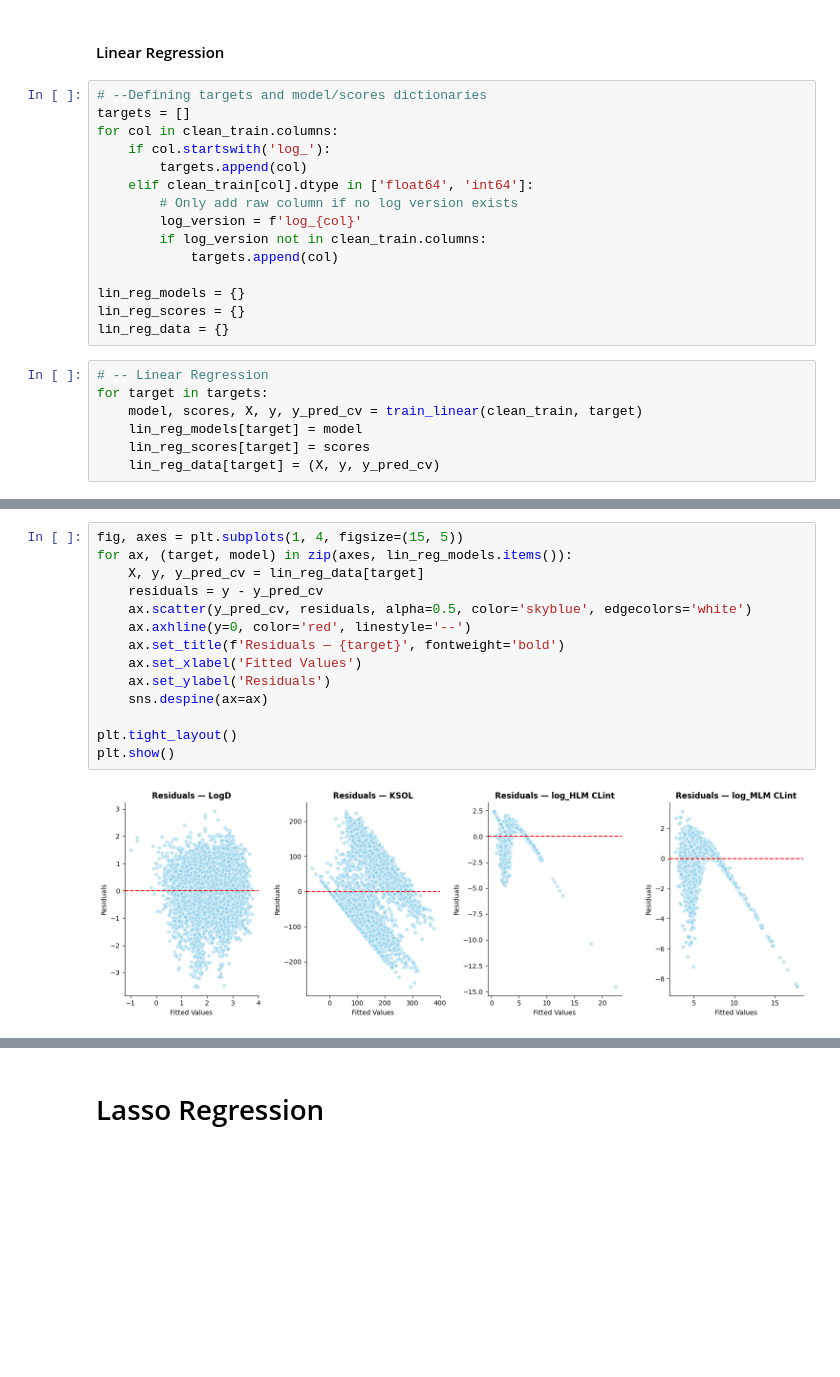
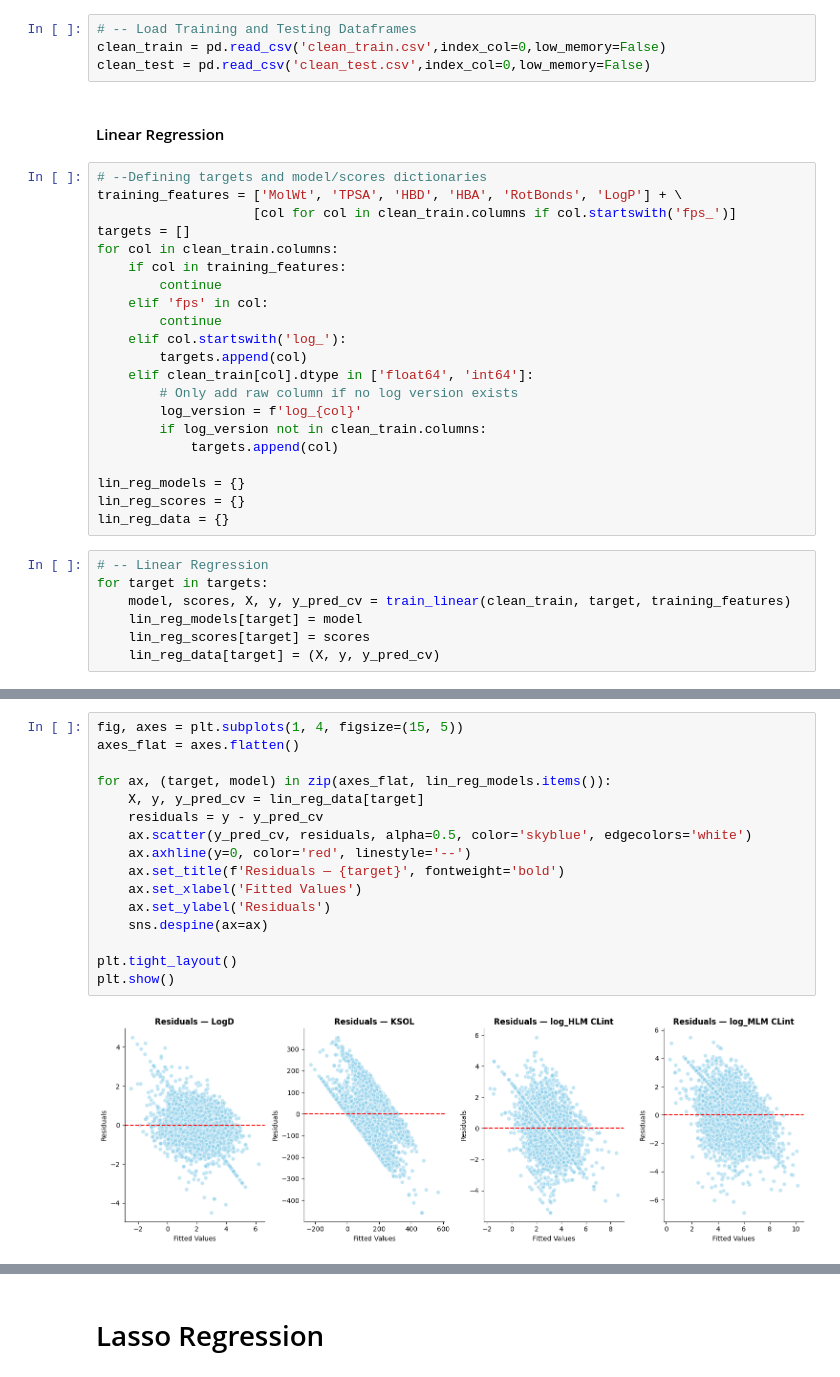
Before and after one commit to JacobMastrandrea/ADMET-Drug-Predictor, a Jupyter notebook: notebooks/baseline_model.ipynb, the cells around one changed output, grey strips where cells are left out. Cells and saved outputs as stored; diff of their text form; blank space fills up the shorter version.

Commit message:
Added molecular descriptors and Morgan Fingerprints to data to be used as primary training features to increase generalizability of the models.

```diff
--- a/notebooks/baseline_model.ipynb
+++ b/notebooks/baseline_model.ipynb
@@ -22,10 +28,20 @@ clean_test = preprocess(pd.read_csv("../data/raw/test_raw.csv"))
+# %%
+# -- Load Training and Testing Dataframes
+clean_train = pd.read_csv('clean_train.csv',index_col=0,low_memory=False)
+clean_test = pd.read_csv('clean_test.csv',index_col=0,low_memory=False)
 # %% [markdown]
 #### Linear Regression
 # %%
 # --Defining targets and model/scores dictionaries
+training_features = ['MolWt', 'TPSA', 'HBD', 'HBA', 'RotBonds', 'LogP'] + \
+                    [col for col in clean_train.columns if col.startswith('fps_')]
 targets = []
 for col in clean_train.columns:
-    if col.startswith('log_'):
+    if col in training_features:
+        continue
+    elif 'fps' in col:
+        continue
+    elif col.startswith('log_'):
         targets.append(col)
     elif clean_train[col].dtype in ['float64', 'int64']:
         # Only add raw column if no log version exists
@@ -39,7 +55,7 @@ lin_reg_data = {}
 # %%
 # -- Linear Regression
 for target in targets:
-    model, scores, X, y, y_pred_cv = train_linear(clean_train, target)
+    model, scores, X, y, y_pred_cv = train_linear(clean_train, target, training_features)
     lin_reg_models[target] = model
     lin_reg_scores[target] = scores
     lin_reg_data[target] = (X, y, y_pred_cv)
@@ -97,17 +113,19 @@ plt.show()
 # %%
 fig, axes = plt.subplots(1, 4, figsize=(15, 5))
-for ax, (target, model) in zip(axes, lin_reg_models.items()):
+axes_flat = axes.flatten()
+
+for ax, (target, model) in zip(axes_flat, lin_reg_models.items()):
     X, y, y_pred_cv = lin_reg_data[target]
     residuals = y - y_pred_cv
     ax.scatter(y_pred_cv, residuals, alpha=0.5, color='skyblue', edgecolors='white')
     ax.axhline(y=0, color='red', linestyle='--')
     ax.set_title(f'Residuals — {target}', fontweight='bold')
     ax.set_xlabel('Fitted Values')
     ax.set_ylabel('Residuals')
     sns.despine(ax=ax)
 
 plt.tight_layout()
 plt.show()
 # %% [output]
-[figure, old version]
+[figure, new version]
 # %% [markdown]
```
Also changed, not shown: parts of 16 cells of this notebook, 25 other files.
